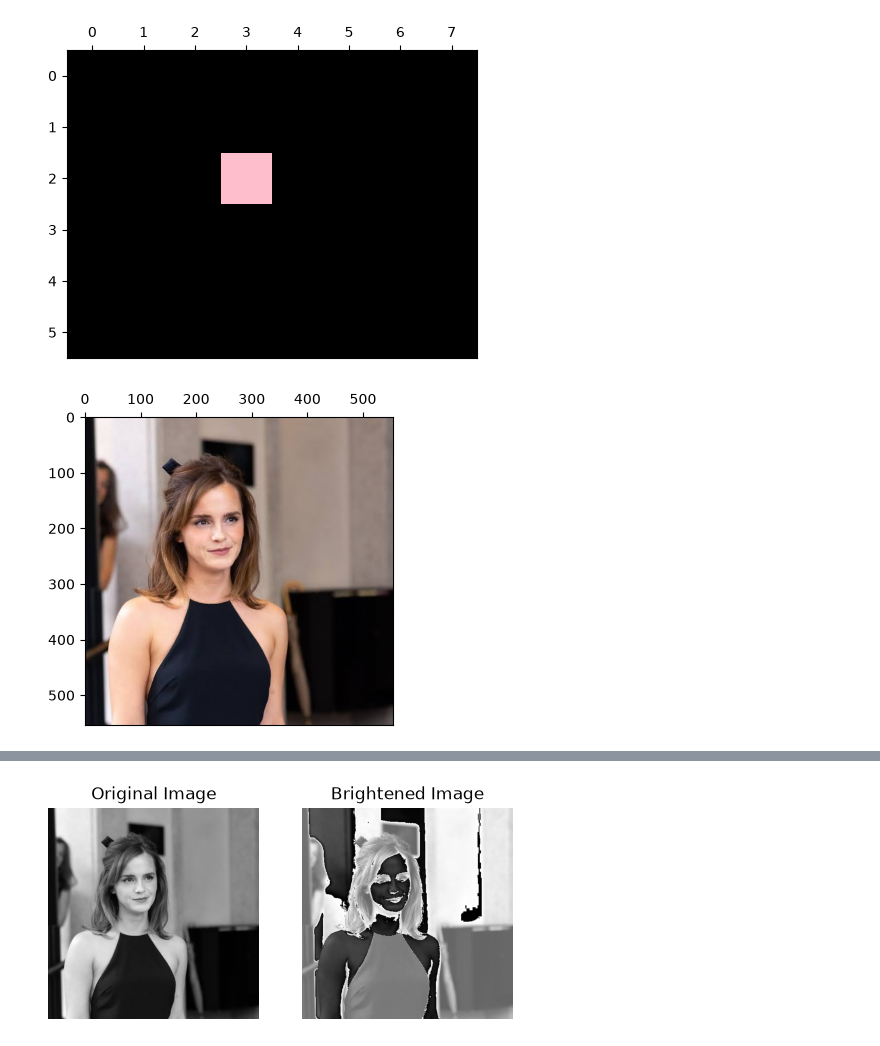
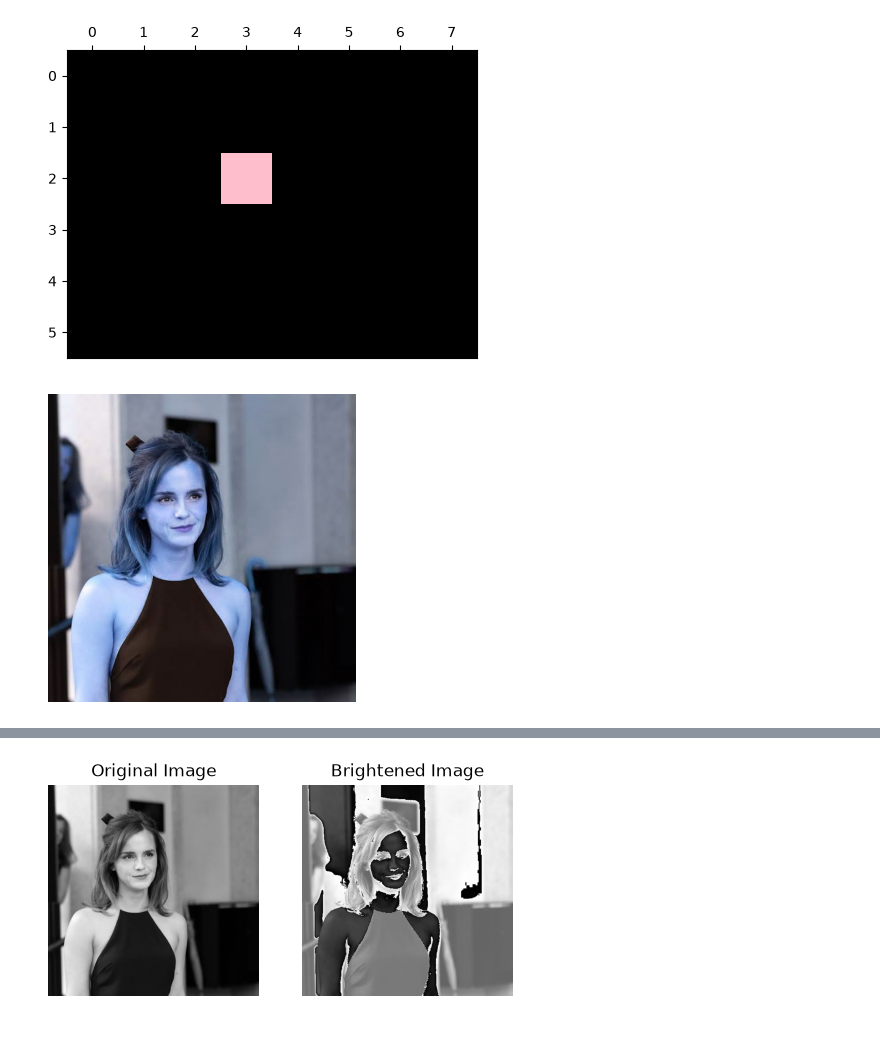
Before and after one commit to Abdul-Rahman-bme/EN3160-Image-processing-and-Machine-Vision, a Jupyter notebook: Lec_2_code/Lec_2_jupyter.ipynb, the cells around one changed output, grey strips where cells are left out. Drawn from its saved outputs; the diff is of its cells as text; code cells hidden in the pictures.

```diff
--- a/Lec_2_code/Lec_2_jupyter.ipynb
+++ b/Lec_2_code/Lec_2_jupyter.ipynb
@@ -28,13 +28,14 @@ plt.show()
 # %%
 import cv2 as cv
 import matplotlib.pyplot as plt
 
 im = cv.imread('D:/Abdul Rahman/Engineering_UOM/.Sem 5/EN3160 - Image Processing and Computer Vision/Lec_2_vscode/emma.jpg')
 assert im is not None, "file could not be read, check with os.path.exists()"
 
 fig, ax = plt.subplots(nrows=1,ncols=1, figsize=(6,4))
-ax.imshow(cv.cvtColor(im, cv.COLOR_BGR2RGB))
+ax.imshow(im)
 ax.xaxis.set_ticks_position('top')
+ax.axis("off")
 plt.show()
 # %% [output]
-[figure, old version]
+[figure, new version]
```
Also changed, not shown: parts of 5 cells of this notebook.
